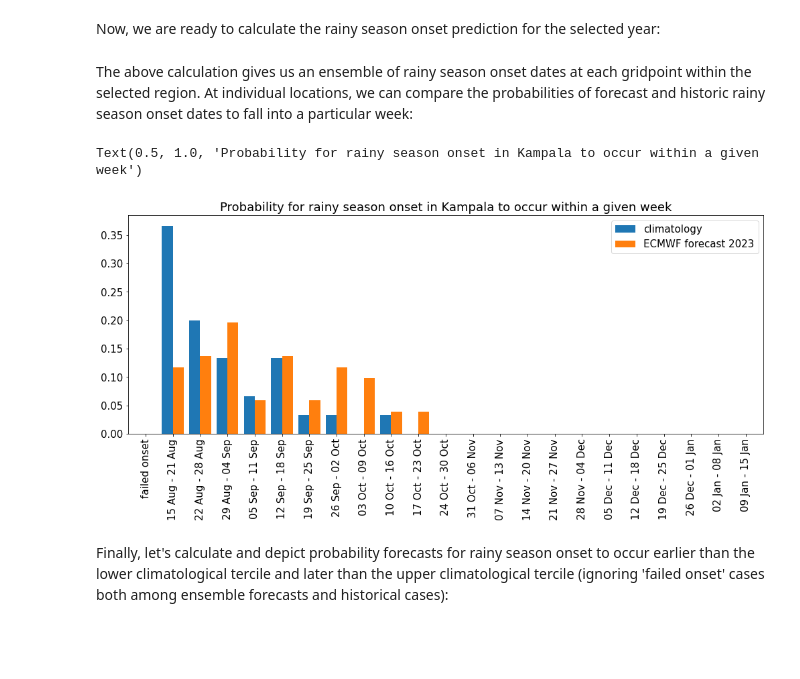
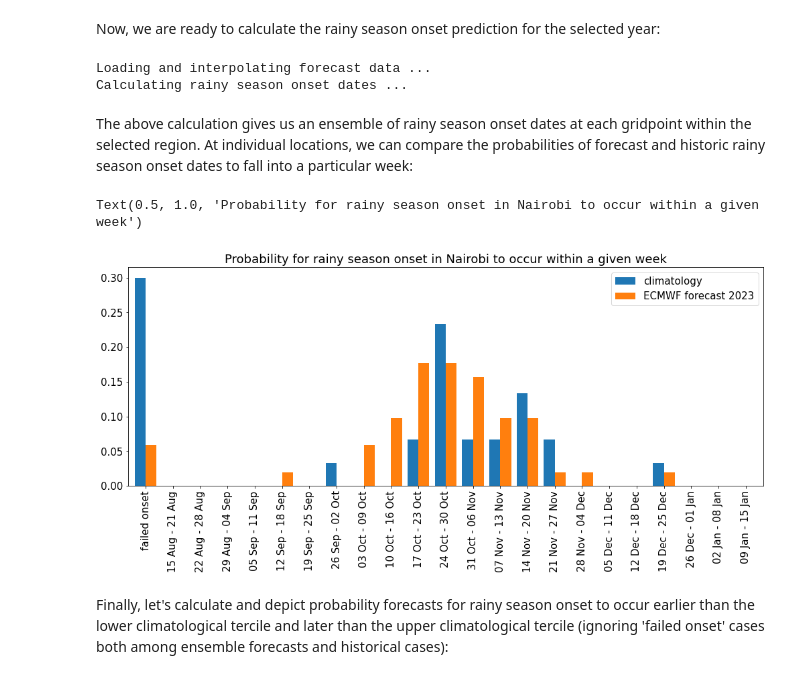
Before and after one commit to SeasonalForecastingEngine/CONFER-WP3, a Jupyter notebook: notebooks/onset_example.ipynb, the cells around one changed output. Saved outputs shown, nothing was run; the diff lists cells and outputs as text; code cells hidden in the pictures; blank space fills up the shorter version.

```diff
--- a/notebooks/onset_example.ipynb
+++ b/notebooks/onset_example.ipynb
@@ -68,5 +62,5 @@ len_dry_spell_orig = np.full((nlat,nlon), len_dry_spell, dtype=int)
 # %% [markdown]
 Calculate historical rainy season onset dates based on CHIRPSv2 data with the onset definition parameters specified above:
 # %%
-onset_day_hist = calculate_onset_hist(region, month_start, thr_dry_orig, thr_wet_orig, len_dry_spell_orig, data_dir)
+onset_day_hist = calculate_onset_hist(region, month_start, year_clm_start, year_clm_end, thr_dry, thr_wet, len_dry_spell, chirps_dir)
 onset_week_hist = 1 + (onset_day_hist-1)//7
@@ -96,6 +108,11 @@ plot_fields (fields_list = [nyrs_failed_onset, nyrs_immediate_onset, 1*(~mask)],
 if np.mean(~mask) < 0.1:
     print('\nWarning! Less than 10% of the grid points in the selected region is considered for further analysis! \n\nPlease check if the selected start month and parameters defining onset are suitable for this region.\n')
 
-thr_wet_orig[mask] = np.nan
-thr_dry_orig[mask] = np.nan
+if not isinstance(thr_dry, np.ndarray):
+    thr_dry = np.full((nlat,nlon), thr_dry, dtype=float)
+if not isinstance(thr_wet, np.ndarray):
+    thr_wet = np.full((nlat,nlon), thr_wet, dtype=float)
+
+thr_wet[mask] = np.nan
+thr_dry[mask] = np.nan
 # %% [output]
@@ -130,4 +147,4 @@ plot_fields (fields_list = [onset_week_median, onset_week_lower_tercile, onset_w
 # %% [markdown]
 Now we calculate the bias-adjusted threshold parameters for the selected forecast system. For a large region, this can take some time:
 # %%
-thr_dry_adj, thr_wet_adj = calculate_adjusted_thresholds(region, month_start, system, thr_dry_orig, thr_wet_orig, data_dir)
+thr_dry_adj, thr_wet_adj = calculate_adjusted_thresholds(region, month_start, year_clm_start, year_clm_end, system, thr_dry, thr_wet, chirps_dir, fcst_dir)
@@ -151,52 +186,55 @@ Depict the bias-adjusted threshold values for 1-day (-> dry spell) and 3-day (we
 # %% [markdown]
 Now, we are ready to calculate the rainy season onset prediction for the selected year:
 # %%
-onset_day_fcst = calculate_onset_fcst(region, month_start, year_fcst, system, thr_dry_adj, thr_wet_adj, len_dry_spell_orig, lat_chirps, lon_chirps, data_dir)
+onset_day_fcst = calculate_onset_fcst(region, month_start, year_fcst, system, thr_dry_adj, thr_wet_adj, np.full((nlat,nlon),len_dry_spell,dtype=int), lat_chirps, lon_chirps, fcst_dir)
 onset_week_fcst = 1 + (onset_day_fcst-1)//7
+# %% [output]
+Loading and interpolating forecast data ...
+Calculating rainy season onset dates ...
 # %% [markdown]
 The above calculation gives us an ensemble of rainy season onset dates at each gridpoint within the selected region. At individual locations, we can compare the probabilities of forecast and historic rainy season onset dates to fall into a particular week:
 # %%
-#lon_exmpl = 36.82       # longitude of example location
-#lat_exmpl = -1.29       # latitude of example location
-#name_exmpl = 'Nairobi'  # name of the selected location
+lon_exmpl = 36.82       # longitude of example location
+lat_exmpl = -1.29       # latitude of example location
+name_exmpl = 'Nairobi'  # name of the selected location
 
 #lon_exmpl = 38.75           # longitude of example location
 #lat_exmpl =  9.00           # latitude of example location
 #name_exmpl = 'Addis Abeba'  # name of the selected location
 
-lon_exmpl = 32.56       # longitude of example location
-lat_exmpl =  0.31       # latitude of example location
-name_exmpl = 'Kampala'  # name of the selected location
+#lon_exmpl = 32.56       # longitude of example location
+#lat_exmpl =  0.31       # latitude of example location
+#name_exmpl = 'Kampala'  # name of the selected location
 
 #lon_exmpl = 45.33         # longitude of example location
 #lat_exmpl =  2.05         # latitude of example location
 #name_exmpl = 'Moghadishu' # name of the selected location
 
 #lon_exmpl = 39.21            # longitude of example location
 #lat_exmpl = -6.84            # latitude of example location
 #name_exmpl = 'Dar-es-Salaam' # name of the selected location
 
 #lon_exmpl = 30.09       # longitude of example location
 #lat_exmpl = -1.96       # latitude of example location
 #name_exmpl = 'Kigali'   # name of the selected location
 
 
 
 ix, iy = get_nearest_grid_index(lon_exmpl, lat_exmpl, lon_chirps, lat_chirps)
 
 date_range_weeks = ['failed onset']+[(pd.Timestamp(date_start)+pd.Timedelta(days=7*iwk)).strftime("%d %b")+' - '+(pd.Timestamp(date_start)+pd.Timedelta(days=7*iwk+6)).strftime("%d %b") for iwk in range(nwks)]
 
 df_onset_prob = pd.DataFrame(index=date_range_weeks, columns=['climatology',f'{system.upper()} forecast {year_fcst}'])
 df_onset_prob['climatology'] = np.mean(np.equal.outer(onset_week_hist[:,iy,ix],np.arange(nwks+1)), axis=0)
 df_onset_prob[f'{system.upper()} forecast {year_fcst}'] = np.mean(np.equal.outer(onset_week_fcst[:,iy,ix],np.arange(nwks+1)), axis=0)
 
 plt.figure(figsize=(17,6))
 ax = plt.subplot(1, 1, 1)
 df_onset_prob.plot.bar(ax=ax, width=0.8, fontsize=15).legend(fontsize=15)
 ax.set_title(f'Probability for rainy season onset in {name_exmpl} to occur within a given week', fontsize=18)
 # %% [output]
-Text(0.5, 1.0, 'Probability for rainy season onset in Kampala to occur within a given week')
+Text(0.5, 1.0, 'Probability for rainy season onset in Nairobi to occur within a given week')
-[figure, old version]
+[figure, new version]
 # %% [markdown]
 Finally, let's calculate and depict probability forecasts for rainy season onset to occur earlier than the lower climatological tercile and later than the upper climatological tercile (ignoring 'failed onset' cases both among ensemble forecasts and historical cases):
 # %%
```
Also changed, not shown: parts of 13 cells of this notebook, 10 other files.
